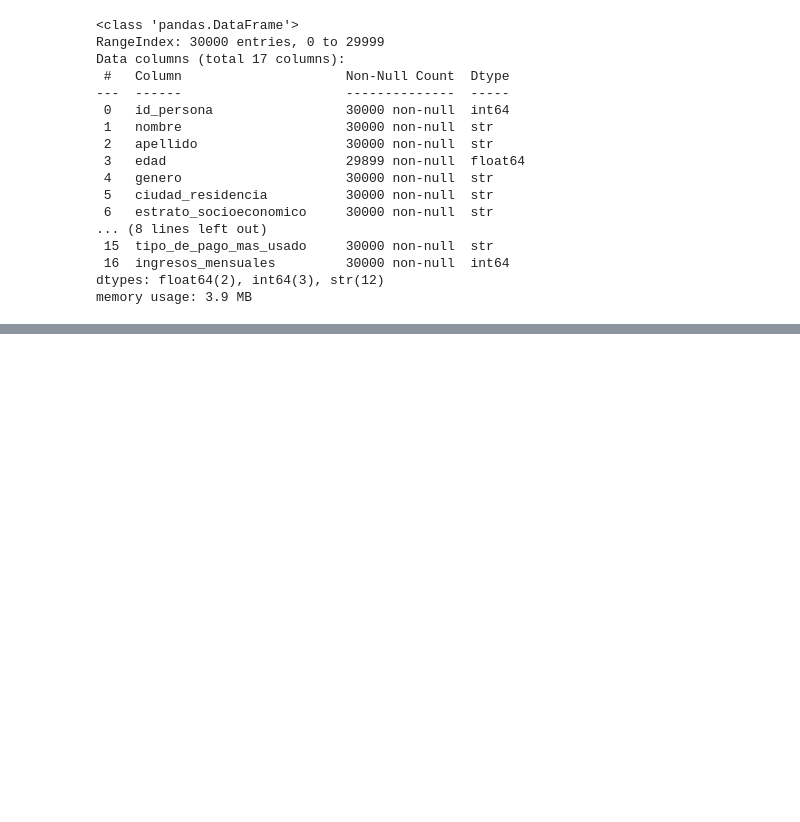
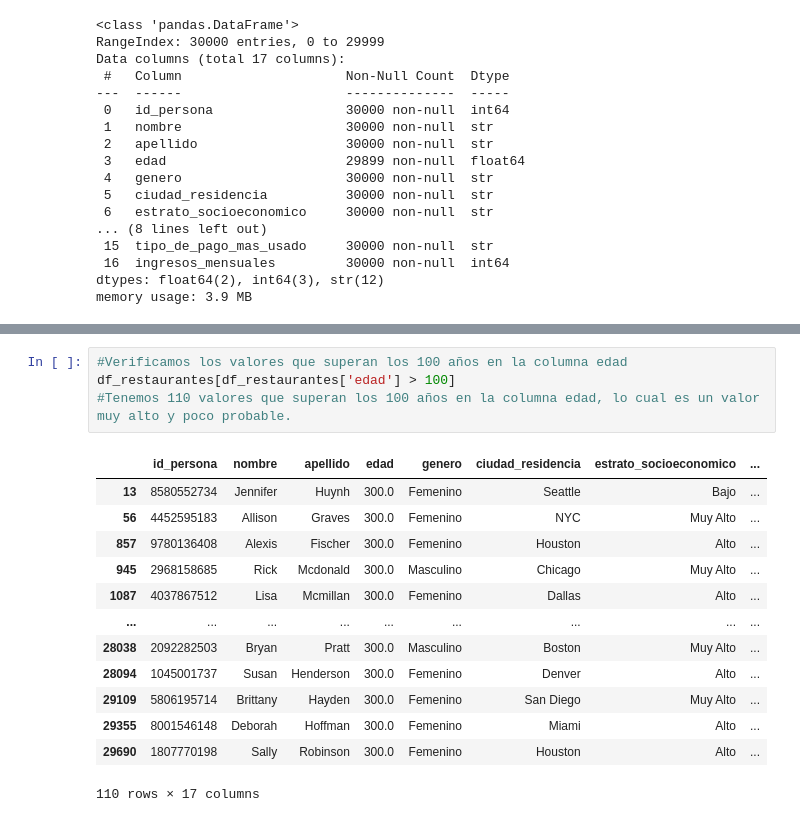
Before and after one commit to pachecobravo/ProyectoM1_Christian_Pacheco, a Jupyter notebook: Avances_Notebooks/Avance_1_EDA.ipynb, the cells around one changed output, grey strips where cells are left out. Saved outputs shown, nothing was run; the diff lists cells and outputs as text; blank space fills up the shorter version.

```diff
--- a/Avances_Notebooks/Avance_1_EDA.ipynb
+++ b/Avances_Notebooks/Avance_1_EDA.ipynb
@@ -75,0 +121,18 @@ memory usage: 3.9 MB
+# %%
+#Verificamos los valores que superan los 100 años en la columna edad
+df_restaurantes[df_restaurantes['edad'] > 100]
+#Tenemos 110 valores que superan los 100 años en la columna edad, lo cual es un valor muy alto y poco probable.
+# %% [output]
+|  | id_persona | nombre | apellido | edad | genero | ciudad_residencia | estrato_socioeconomico | ... |
+| 13 | 8580552734 | Jennifer | Huynh | 300.0 | Femenino | Seattle | Bajo | ... |
+| 56 | 4452595183 | Allison | Graves | 300.0 | Femenino | NYC | Muy Alto | ... |
+| 857 | 9780136408 | Alexis | Fischer | 300.0 | Femenino | Houston | Alto | ... |
+| 945 | 2968158685 | Rick | Mcdonald | 300.0 | Masculino | Chicago | Muy Alto | ... |
+| 1087 | 4037867512 | Lisa | Mcmillan | 300.0 | Femenino | Dallas | Alto | ... |
+| ... | ... | ... | ... | ... | ... | ... | ... | ... |
+| 28038 | 2092282503 | Bryan | Pratt | 300.0 | Masculino | Boston | Muy Alto | ... |
+| 28094 | 1045001737 | Susan | Henderson | 300.0 | Femenino | Denver | Alto | ... |
+| 29109 | 5806195714 | Brittany | Hayden | 300.0 | Femenino | San Diego | Muy Alto | ... |
+| 29355 | 8001546148 | Deborah | Hoffman | 300.0 | Femenino | Miami | Alto | ... |
+| 29690 | 1807770198 | Sally | Robinson | 300.0 | Femenino | Houston | Alto | ... |
+110 rows × 17 columns
```
Also changed, not shown: parts of 26 cells of this notebook.
